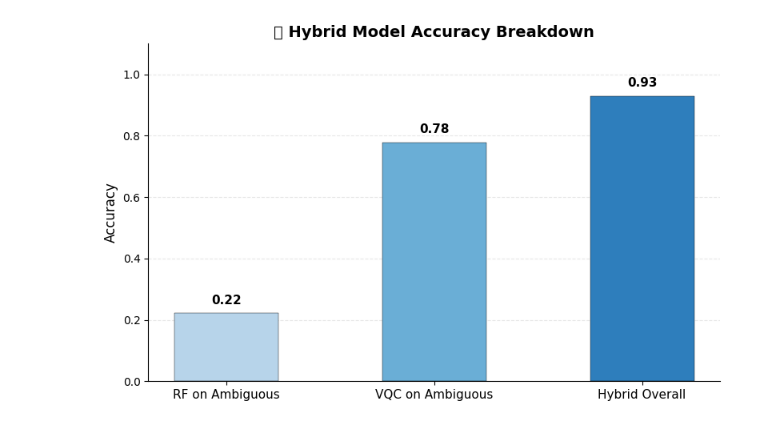
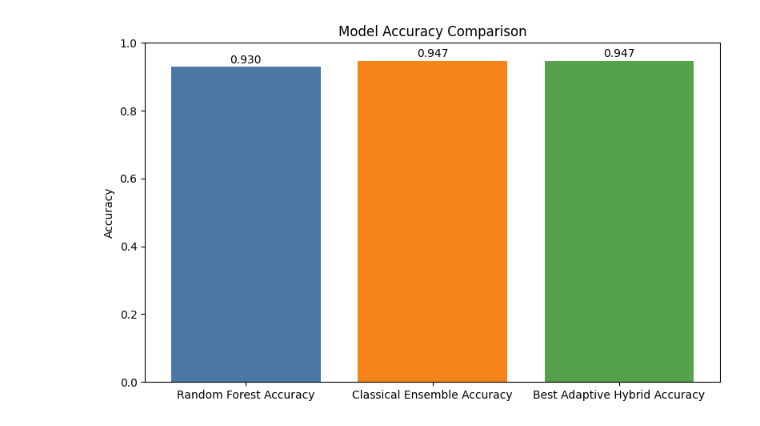
Before and after one commit to muktishreejain/Quantum_Breast_cancer_diagnosis, a Jupyter notebook: Machine Learning Breastcancer.ipynb, the cells around one changed output. Saved outputs shown, nothing was run; the diff lists cells and outputs as text; code cells hidden in the pictures.

```diff
--- a/Machine Learning Breastcancer.ipynb
+++ b/Machine Learning Breastcancer.ipynb
@@ -68,0 +117,18 @@ weighted avg       0.89      0.89      0.88       114
+# %%
+# 3) Ensemble consensus prediction + ambiguity score engine
+
+def majority_vote(pred_a, pred_b, pred_c):
+    stacked = np.vstack([pred_a, pred_b, pred_c])
+    # For binary classification, majority vote is equivalent to >=2 positives.
+    return (stacked.sum(axis=0) >= 2).astype(int)
+
+ensemble_pred = majority_vote(rf_pred, lr_pred, gb_pred)
+ensemble_acc = accuracy_score(y_test, ensemble_pred)
+
+average_confidence = np.mean(np.vstack([rf_conf, lr_conf, gb_conf]), axis=0)
+confidence_variance = np.var(np.vstack([rf_conf, lr_conf, gb_conf]), axis=0)
+ambiguity_score_test = ALPHA * (1 - average_confidence) + BETA * confidence_variance
+
+print(f"Classical ensemble accuracy (majority vote): {ensemble_acc:.4f}")
+print("Ambiguity score summary:")
+print(pd.Series(ambiguity_score_test).describe())
@@ -187,59 +283,24 @@ plt.show()
 # %%
-from sklearn.metrics import accuracy_score
-import numpy as np
+# D) Comparison bar chart (RF vs Ensemble vs Best Adaptive Hybrid)
+comparison_labels = [
+    "Random Forest Accuracy",
+    "Classical Ensemble Accuracy",
+    "Best Adaptive Hybrid Accuracy",
+]
+comparison_scores = [rf_acc, ensemble_acc, best_hybrid_acc]
 
-# 1. Get RF predicted class and predicted probabilities
-rf_pred = rf_model.predict(X_test)
-y_proba = rf_model.predict_proba(X_test)
+plt.figure(figsize=(8, 5))
+bars = plt.bar(comparison_labels, comparison_scores, color=["#4C78A8", "#F58518", "#54A24B"])
+plt.ylim(0, 1.0)
+plt.ylabel("Accuracy")
+plt.title("Model Accuracy Comparison")
 
-# 2. Define confidence threshold
-confidence_threshold = 0.7  # or whatever value you used earlier
-
-# 3. Identify ambiguous samples
-rf_confidences = np.max(y_proba, axis=1)
-ambiguous_indices = np.where(rf_confidences < confidence_threshold)[0]
-
-# 4. Prepare hybrid predictions
-hybrid_pred = rf_pred.copy()
-hybrid_pred[ambiguous_indices] = vqc.predict(X_test[ambiguous_indices])
-
-# 5. Accuracy metrics
-y_ambiguous = y_test[ambiguous_indices]
-rf_ambig_acc = accuracy_score(y_ambiguous, rf_pred[ambiguous_indices])
-vqc_acc = accuracy_score(y_ambiguous, y_vqc_pred)
-hybrid_acc = accuracy_score(y_test, hybrid_pred)
-
-from matplotlib import pyplot as plt
-from matplotlib import cm
-
-labels = ["RF on Ambiguous", "VQC on Ambiguous", "Hybrid Overall"]
-scores = [rf_ambig_acc, vqc_acc, hybrid_acc]
-x = np.arange(len(labels))
-
-# Use a soft blue gradient
-cmap = cm.get_cmap("Blues")
-colors = [cmap(0.3), cmap(0.5), cmap(0.7)]
-
-# Plot
-fig, ax = plt.subplots(figsize=(8, 5))
-bars = ax.bar(x, scores, width=0.5, color=colors, edgecolor='black', linewidth=0.3)
-
-for i, bar in enumerate(bars):
-    height = bar.get_height()
-    ax.text(bar.get_x() + bar.get_width()/2, height + 0.03,
-            f"{height:.2f}", ha='center', fontsize=11, fontweight='bold')
-
-ax.set_xticks(x)
-ax.set_xticklabels(labels, fontsize=11)
-ax.set_ylim(0, 1.1)
-ax.set_ylabel("Accuracy", fontsize=12)
-ax.set_title(" Hybrid Model Accuracy Breakdown", fontsize=14, weight='bold')
-ax.spines[['top', 'right']].set_visible(False)
-ax.yaxis.grid(True, linestyle='--', alpha=0.3)
-ax.set_axisbelow(True)
+for bar in bars:
+    h = bar.get_height()
+    plt.text(bar.get_x() + bar.get_width()/2, h + 0.01, f"{h:.3f}", ha="center")
 
 plt.tight_layout()
 plt.show()
 # %% [output]
-[figure, old version]
+[figure, new version]
 # %%
```
Also changed, not shown: parts of 16 cells of this notebook, 2 other files.
